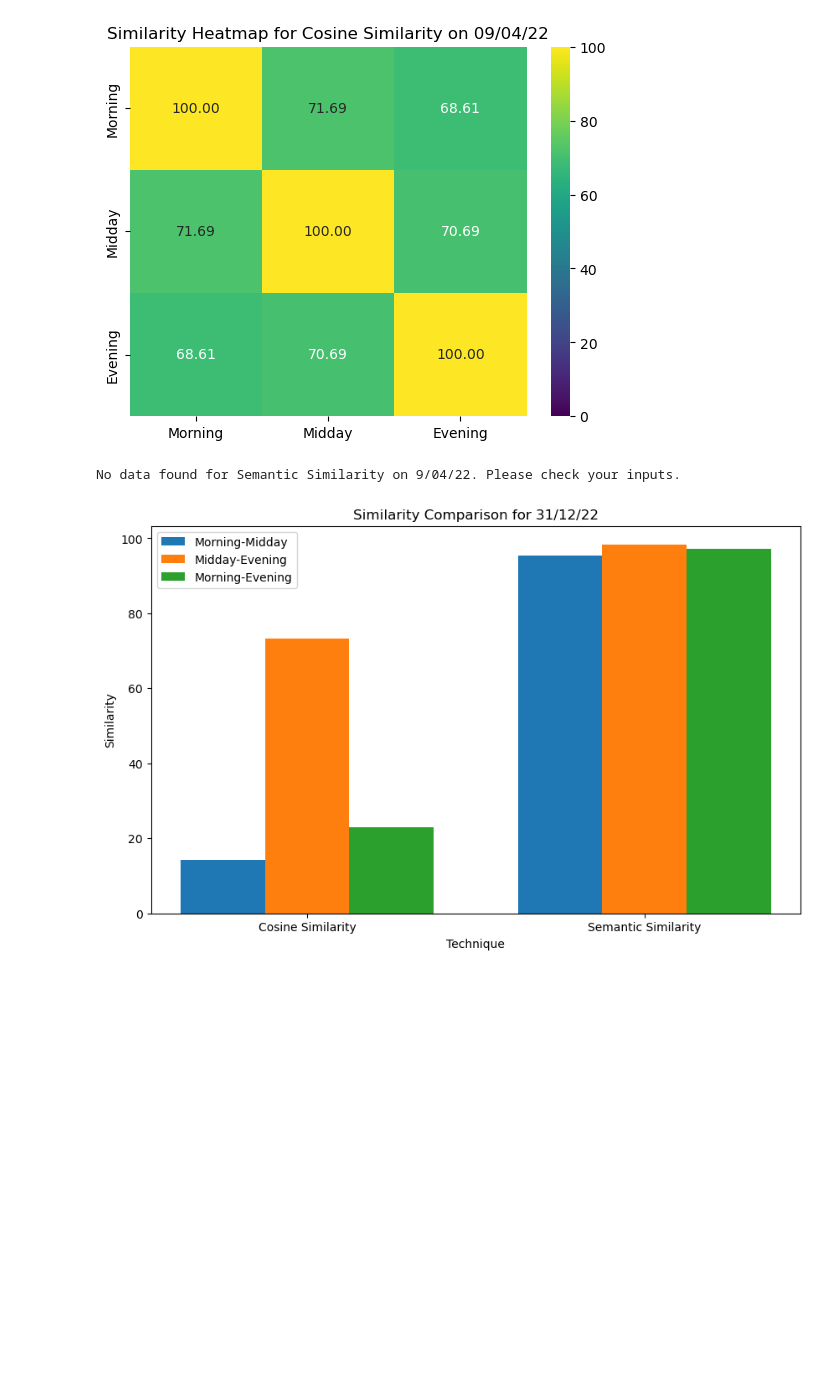
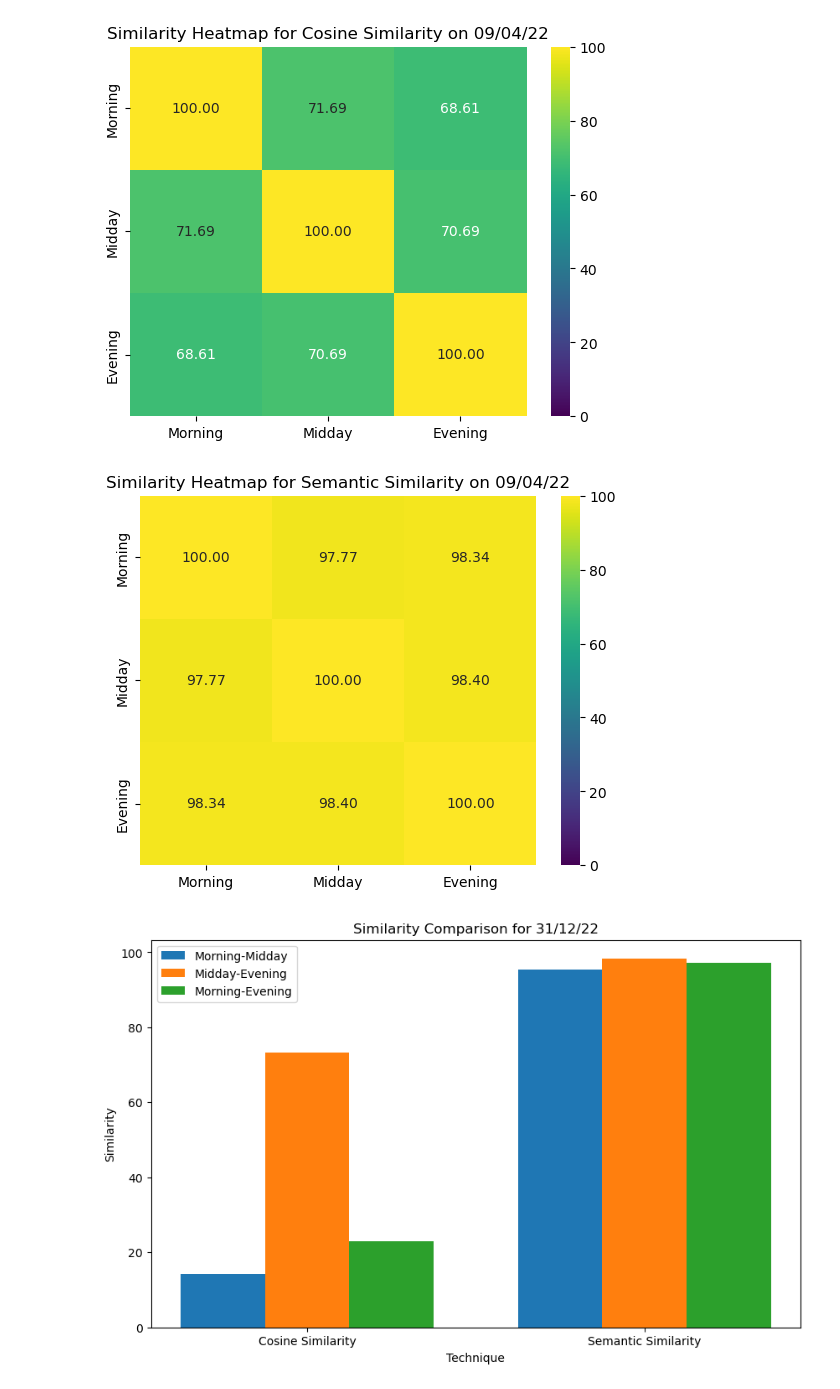
Before and after one commit to udayb3/Analysis-of-Daily-News-Bulletin, a Jupyter notebook: Graph/graph.ipynb, the cells around one changed output. Saved outputs shown, nothing was run; the diff lists cells and outputs as text; code cells hidden in the pictures; blank space fills up the shorter version.

```diff
--- a/Graph/graph.ipynb
+++ b/Graph/graph.ipynb
@@ -67,9 +67,9 @@ generate_heatmap(df, '09/04/22', 'Cosine Similarity')
 # %% [output]
 [figure]
 # %%
-generate_heatmap(df, '9/04/22', 'Semantic Similarity')
+generate_heatmap(df, '09/04/22', 'Semantic Similarity')
 # %% [output]
-No data found for Semantic Similarity on 9/04/22. Please check your inputs.
+[figure, added]
 # %%
 # def graph():
 #     while True:
```
Also changed, not shown: parts of 3 cells of this notebook, 6 other files.
